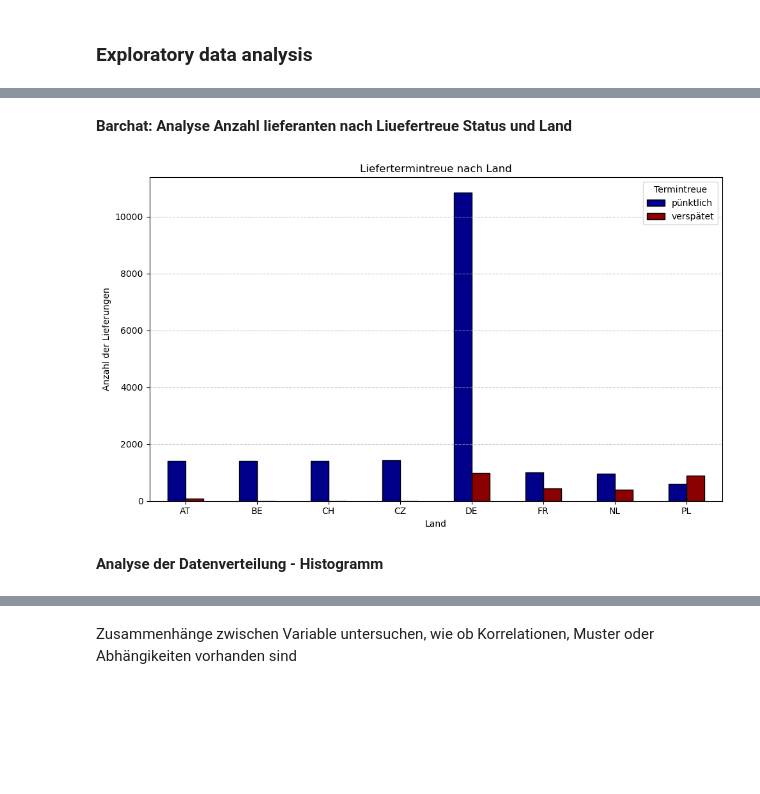
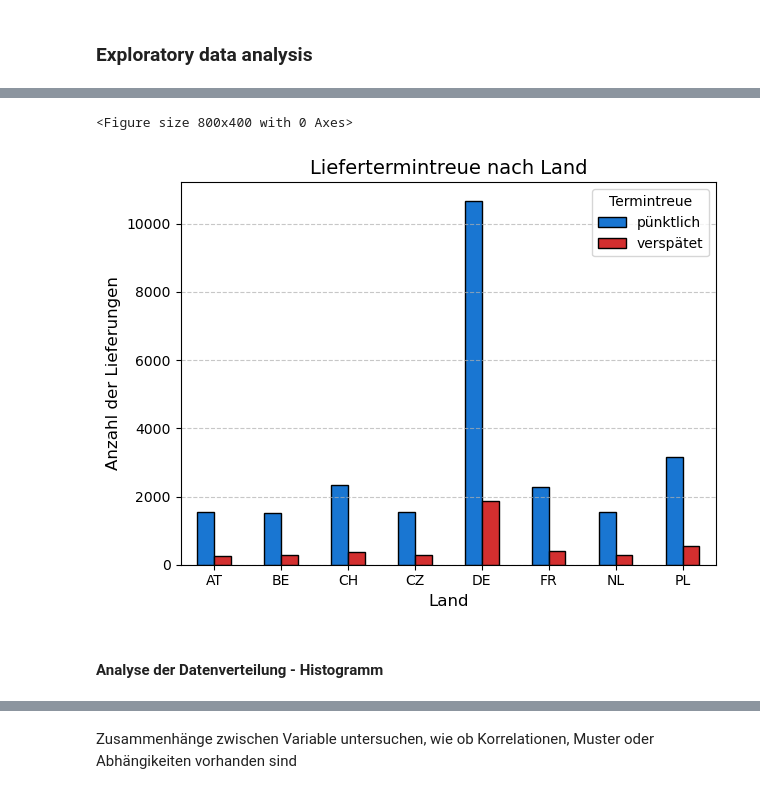
Before and after one commit to psgithdm/project, a Jupyter notebook: notebooks/final-analysis.ipynb, the cells around one changed output, grey strips where cells are left out. Saved outputs shown, nothing was run; the diff lists cells and outputs as text; code cells hidden in the pictures; blank space fills up the shorter version.

```diff
--- a/notebooks/final-analysis.ipynb
+++ b/notebooks/final-analysis.ipynb
@@ -136,11 +174,10 @@ In diese Abschnitt wurden folgedege Datenüberprüfungen durchgeführt:
 # %%
 # Fehlende Werte prüfen
-
-missing_values = dummy_2024_df.isnull().sum()
+missing_values = dataset_2024_df.isnull().sum()
 print("Fehlende Werte:\n", missing_values)
 
 # Zeilen mit fehlenden Werten entfernen
-cleaned_liefertreue_2024_df = dummy_2024_df.dropna()
+cleaned_liefertreue_2024_df = dataset_2024_df.dropna()
 # %% [output]
 Fehlende Werte:
  Lieferscheinnummer         0
@@ -458,0 +550,13 @@ liefertreue_sc_df.head()
+# %%
+# Berechnung der Anteil Mengenabweichung
+cleaned_liefertreue_2024_df["mengenabweichung_anteil"] = (
+    (cleaned_liefertreue_2024_df["soll_menge"] - cleaned_liefertreue_2024_df["we_menge"]) /
+    cleaned_liefertreue_2024_df["soll_menge"]
+) * 100
+
+# Berechnung der Mengenabweichung
+cleaned_liefertreue_2024_df["mengenabweichung"] = (
+    cleaned_liefertreue_2024_df["we_menge"] - cleaned_liefertreue_2024_df["soll_menge"]
+)
+
+cleaned_liefertreue_2024_df.head()
@@ -678,26 +1002,32 @@ plt.show()
-# %% [markdown]
-**Barchat: Analyse Anzahl lieferanten nach Liuefertreue Status und Land**
 # %%
 # Analyse Kategorische Daten und Länder
 
 # Berechnung der Anzahl von Liefertreue ("Ja" und "Nein") nach Land
-delivery_accuracy_by_country = liefertreue_sc_df.groupby(["Land", "Termintreue"]).size().unstack()
+delivery_accuracy_by_country = cleaned_liefertreue_2024_df.groupby(["land", "termintreue"]).size().unstack()
 
-# Balkendiagramm erstellen mit guter und schlechter Liefertreue
-delivery_accuracy_by_country.plot(kind="bar", figsize=(10, 6), stacked=False, color=["darkblue", "darkred"], edgecolor="black")
+# Plot: Balkendiagramm für die Termintreue nach Land
+plt.figure(figsize=(8, 4))
+
+delivery_accuracy_by_country.plot(
+    kind="bar",
+    stacked=False,
+    color=["#1976D2", "#D32F2F", "#FFB300"],  # Farben für die Kategorien (z. B. pünktlich, verspätet, früh)
+    edgecolor="black"
+)
 
 # Diagrammtitel und Achsentitel
-plt.title("Liefertermintreue nach Land")
-plt.xlabel("Land")
-plt.ylabel("Anzahl der Lieferungen")
-plt.xticks(rotation=-0)
-plt.legend(title="Termintreue")
-plt.grid(axis="y", linestyle="--", alpha=0.7)
-plt.tight_layout()
+plt.title("Liefertermintreue nach Land", fontsize=14)
+plt.xlabel("Land", fontsize=12)
+plt.ylabel("Anzahl der Lieferungen", fontsize=12)
+plt.xticks(rotation=0, fontsize=10)  # Keine Drehung der X-Achsen-Beschriftung
+plt.legend(title="Termintreue", fontsize=10)
+plt.grid(axis="y", linestyle="--", alpha=0.7)  # Horizontales Gitter für bessere Lesbarkeit
+plt.tight_layout()  # Optimierung des Layouts
 plt.show()
 # %% [output]
+<Figure size 800x400 with 0 Axes>
-[figure, old version]
+[figure, new version]
 # %% [markdown]
-**Analyse der Datenverteilung - Histogramm**
+#### **Analyse der Datenverteilung - Histogramm**
 # %%
 # Liste der numerischen Spalten zur Untersuchung
```
Also changed, not shown: parts of 155 cells of this notebook, 47 other files.
